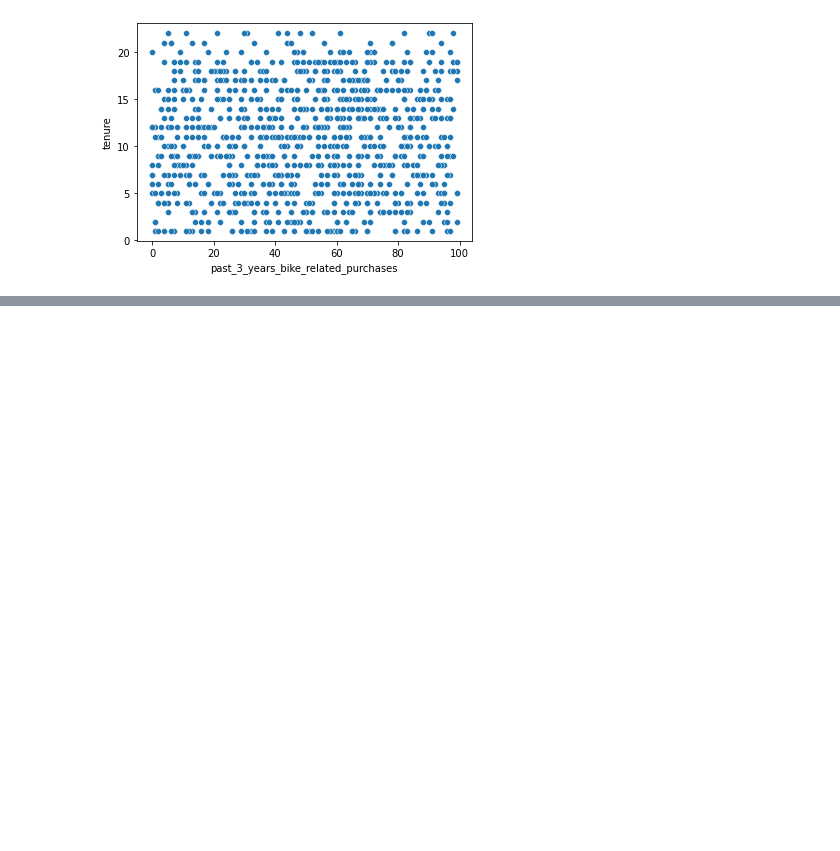
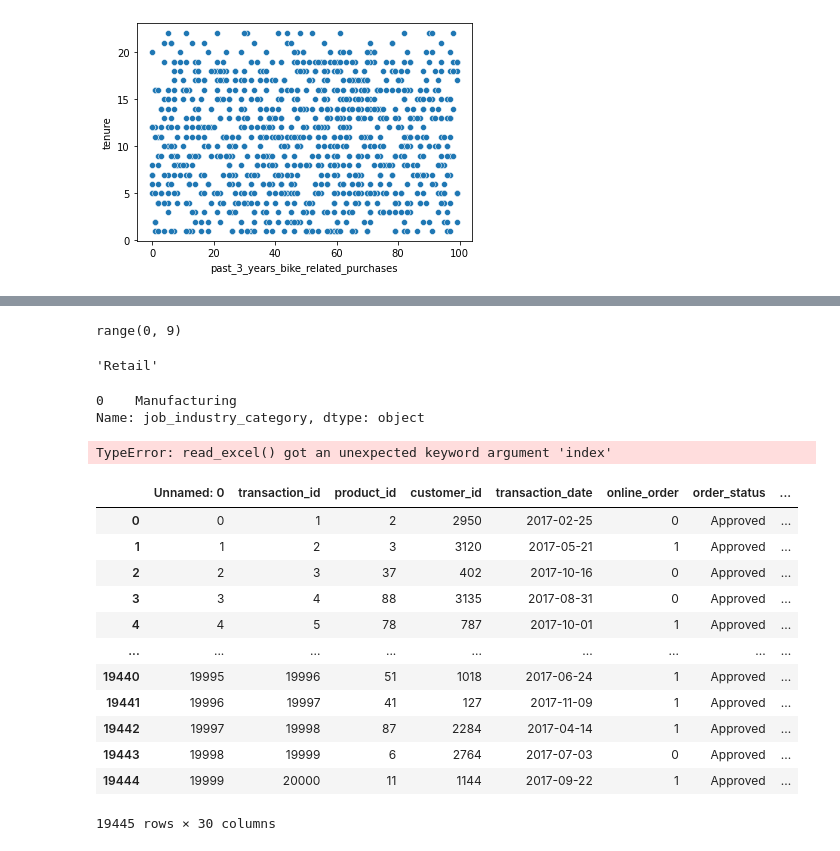
Before and after one commit to abhinay-bandooni/KPMG-Virtual-Internship, a Jupyter notebook: KPMG Virtual Internship.ipynb, the cells around one changed output, grey strips where cells are left out. Drawn from its saved outputs; the diff is of its cells as text; code cells hidden in the pictures; blank space fills up the shorter version.

```diff
--- a/KPMG Virtual Internship.ipynb
+++ b/KPMG Virtual Internship.ipynb
@@ -574,0 +625,33 @@ memory usage: 4.5+ MB
+# %%
+range(0,len(uni_missing_job_cat))
+# %% [output]
+range(0, 9)
+# %%
+uni_missing_job_cat[0]
+# %% [output]
+'Retail'
+# %%
+merged_data.job_industry_category.mode()
+# %% [output]
+0    Manufacturing
+Name: job_industry_category, dtype: object
+# %%
+merged_data = pd.read_excel(r'C:\Users\Abhinay\Desktop\KPMG VI\Task 2\temp.xlsx')
+# %% [output]
+TypeError: read_excel() got an unexpected keyword argument 'index'
+# %%
+merged_data
+# %% [output]
+|  | Unnamed: 0 | transaction_id | product_id | customer_id | transaction_date | online_order | order_status | ... |
+| 0 | 0 | 1 | 2 | 2950 | 2017-02-25 | 0 | Approved | ... |
+| 1 | 1 | 2 | 3 | 3120 | 2017-05-21 | 1 | Approved | ... |
+| 2 | 2 | 3 | 37 | 402 | 2017-10-16 | 0 | Approved | ... |
+| 3 | 3 | 4 | 88 | 3135 | 2017-08-31 | 0 | Approved | ... |
+| 4 | 4 | 5 | 78 | 787 | 2017-10-01 | 1 | Approved | ... |
+| ... | ... | ... | ... | ... | ... | ... | ... | ... |
+| 19440 | 19995 | 19996 | 51 | 1018 | 2017-06-24 | 1 | Approved | ... |
+| 19441 | 19996 | 19997 | 41 | 127 | 2017-11-09 | 1 | Approved | ... |
+| 19442 | 19997 | 19998 | 87 | 2284 | 2017-04-14 | 1 | Approved | ... |
+| 19443 | 19998 | 19999 | 6 | 2764 | 2017-07-03 | 0 | Approved | ... |
+| 19444 | 19999 | 20000 | 11 | 1144 | 2017-09-22 | 1 | Approved | ... |
+19445 rows × 30 columns
```
Also changed, not shown: parts of 55 cells of this notebook.
